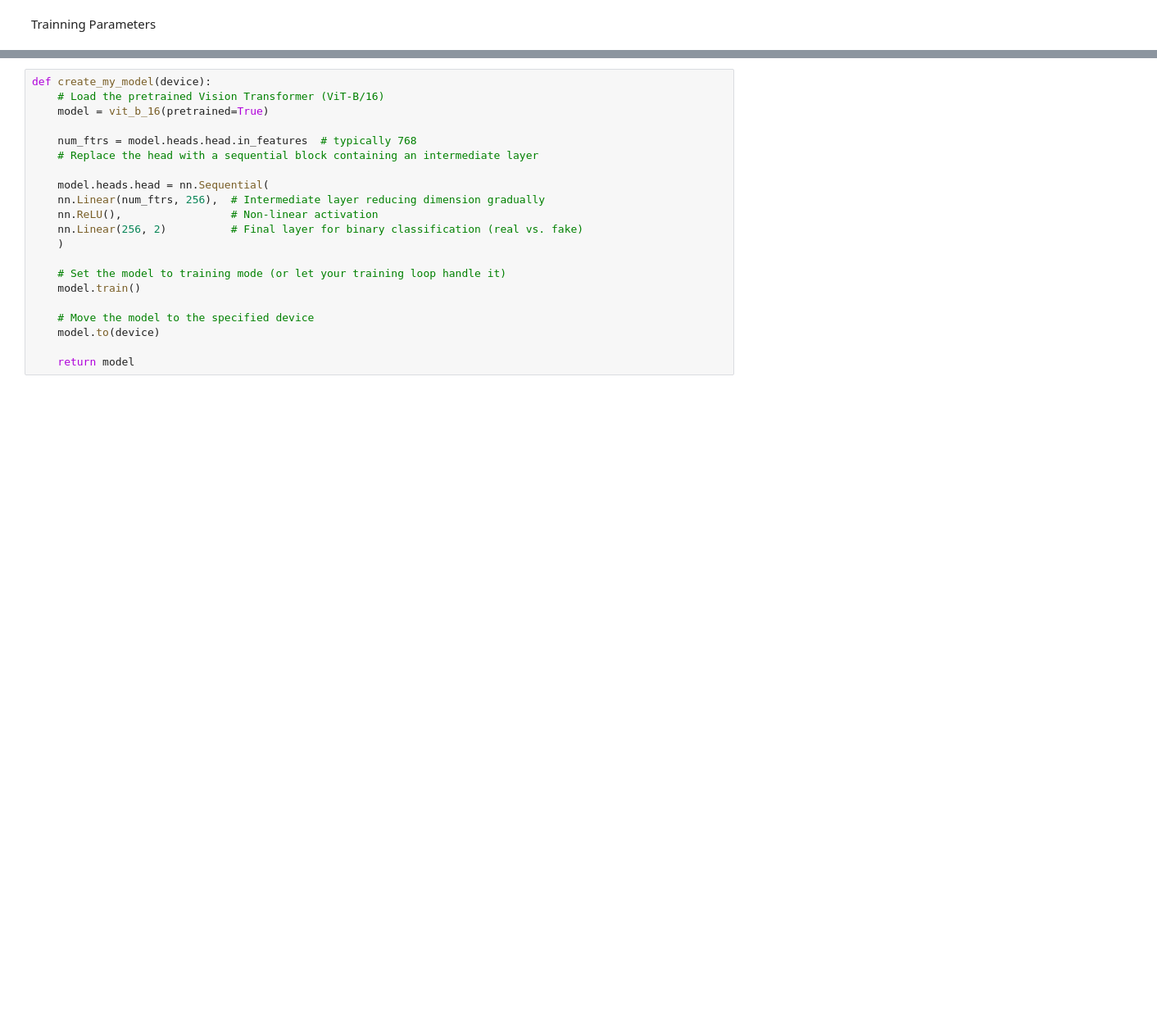
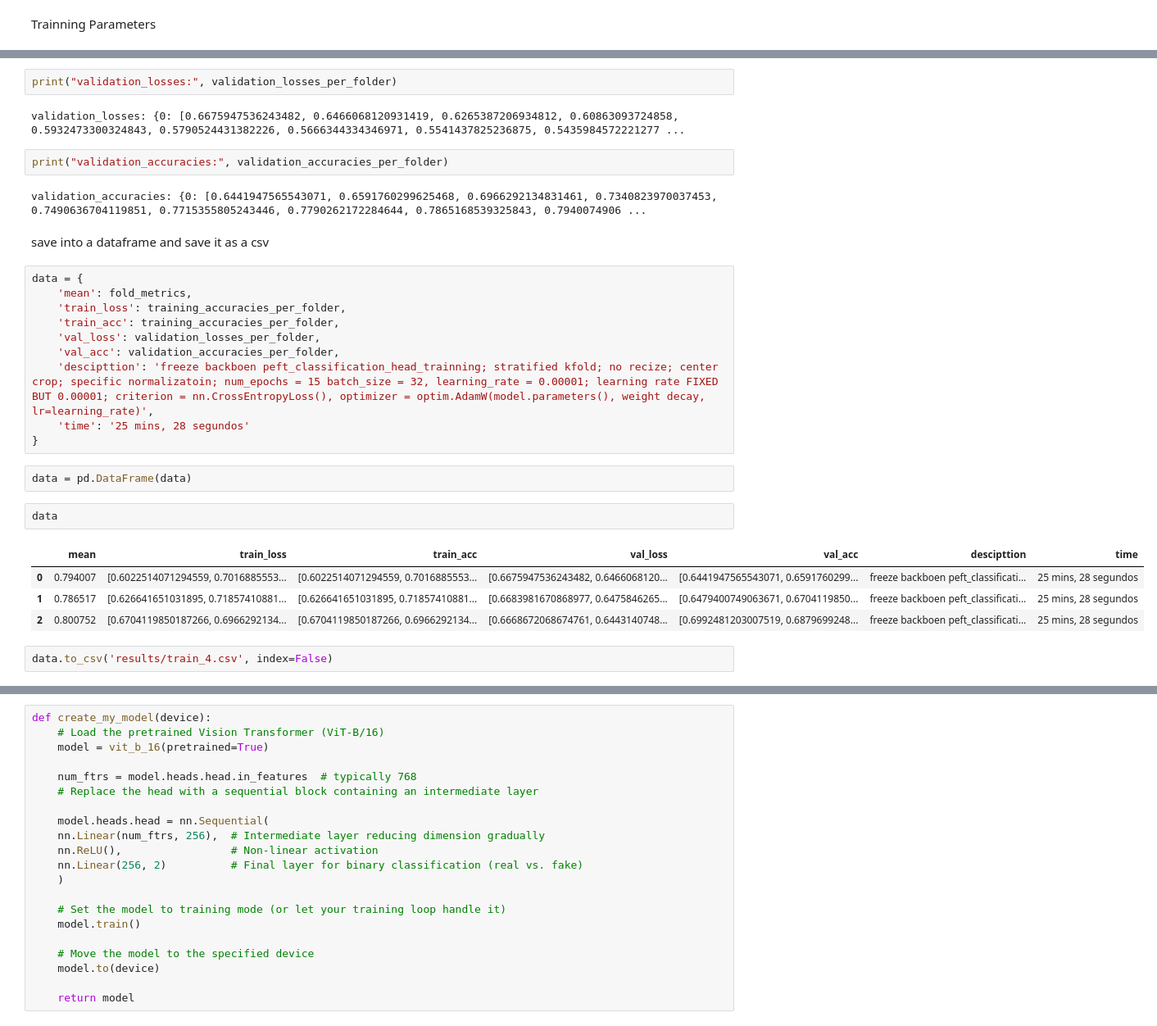
Before and after one commit to JoaoNunes20/Computational-Deep-Learning, a Jupyter notebook: classification.ipynb, the cells around one changed output, grey strips where cells are left out. Shown at 82% size. Drawn from its saved outputs; the diff is of its cells as text; blank space fills up the shorter version.

Commit message:
results

```diff
--- a/classification.ipynb
+++ b/classification.ipynb
@@ -531,0 +613,31 @@ KeyboardInterrupt:
+# %%
+print("validation_losses:", validation_losses_per_folder)
+# %% [output]
+validation_losses: {0: [0.6675947536243482, 0.6466068120931419, 0.6265387206934812, 0.60863093724858, 0.5932473300324843, 0.5790524431382226, 0.5666344334346971, 0.5541437825236875, 0.5435984572221277 ...
+# %%
+print("validation_accuracies:", validation_accuracies_per_folder)
+# %% [output]
+validation_accuracies: {0: [0.6441947565543071, 0.6591760299625468, 0.6966292134831461, 0.7340823970037453, 0.7490636704119851, 0.7715355805243446, 0.7790262172284644, 0.7865168539325843, 0.7940074906 ...
+# %% [markdown]
+save into a dataframe and save it as a csv
+# %%
+data = {
+    'mean': fold_metrics,
+    'train_loss': training_accuracies_per_folder,
+    'train_acc': training_accuracies_per_folder,
+    'val_loss': validation_losses_per_folder,
+    'val_acc': validation_accuracies_per_folder,
+    'descipttion': 'freeze backboen peft_classification_head_trainning; stratified kfold; no recize; center crop; specific normalizatoin; num_epochs = 15 batch_size = 32, learning_rate = 0.00001; learning rate FIXED BUT 0.00001; criterion = nn.CrossEntropyLoss(), optimizer = optim.AdamW(model.parameters(), weight decay, lr=learning_rate)',
+    'time': '25 mins, 28 segundos'
+}
+# %%
+data = pd.DataFrame(data)
+# %%
+data
+# %% [output]
+|  | mean | train_loss | train_acc | val_loss | val_acc | descipttion | time |
+| 0 | 0.794007 | [0.6022514071294559, 0.7016885553... | [0.6022514071294559, 0.7016885553... | [0.6675947536243482, 0.6466068120... | [0.6441947565543071, 0.6591760299... | freeze backboen peft_classificati... | 25 mins, 28 segundos |
+| 1 | 0.786517 | [0.626641651031895, 0.71857410881... | [0.626641651031895, 0.71857410881... | [0.6683981670868977, 0.6475846265... | [0.6479400749063671, 0.6704119850... | freeze backboen peft_classificati... | 25 mins, 28 segundos |
+| 2 | 0.800752 | [0.6704119850187266, 0.6966292134... | [0.6704119850187266, 0.6966292134... | [0.6668672068674761, 0.6443140748... | [0.6992481203007519, 0.6879699248... | freeze backboen peft_classificati... | 25 mins, 28 segundos |
+# %%
+data.to_csv('results/train_4.csv', index=False)
```
Also changed, not shown: parts of 23 cells of this notebook, 5 other files.
